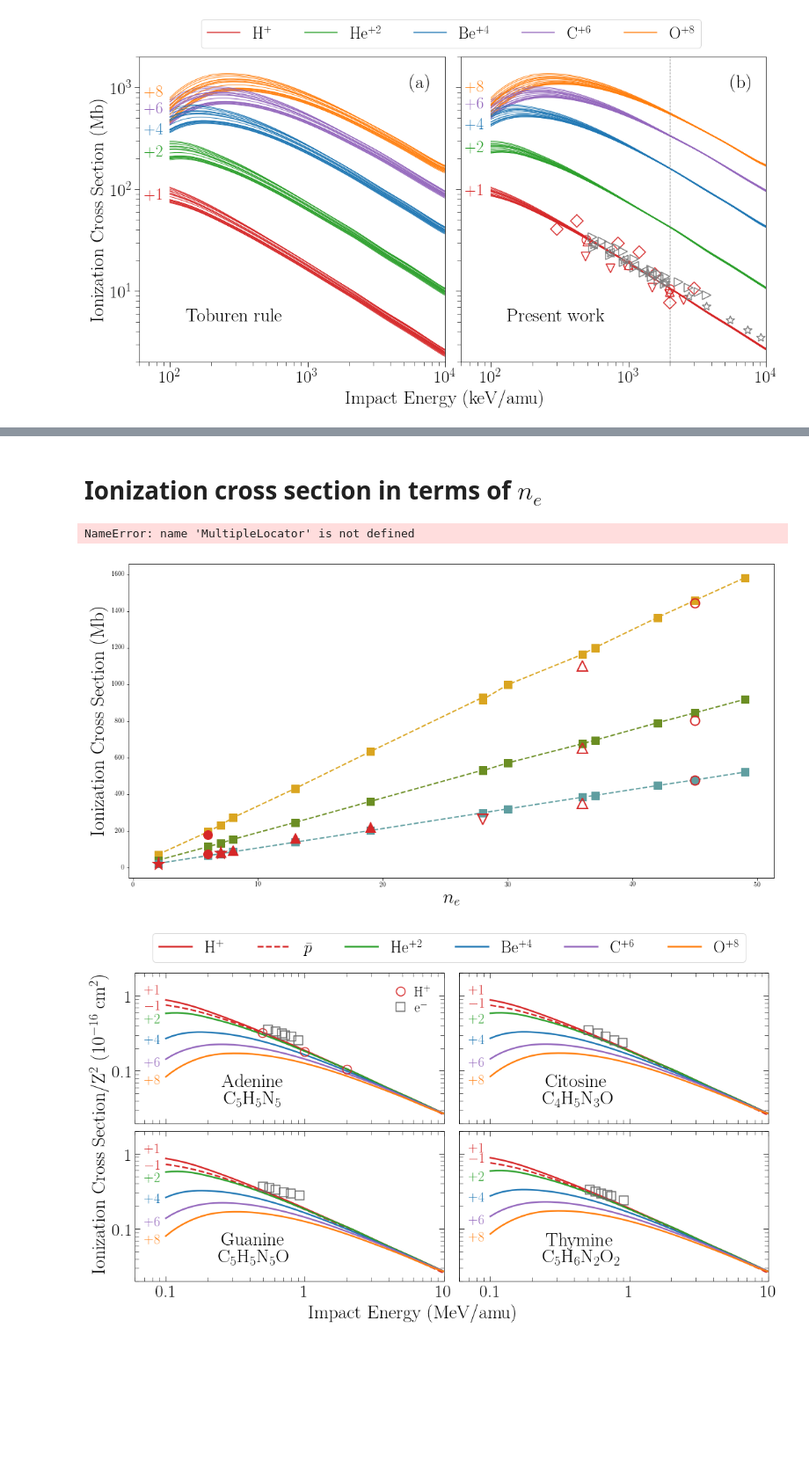
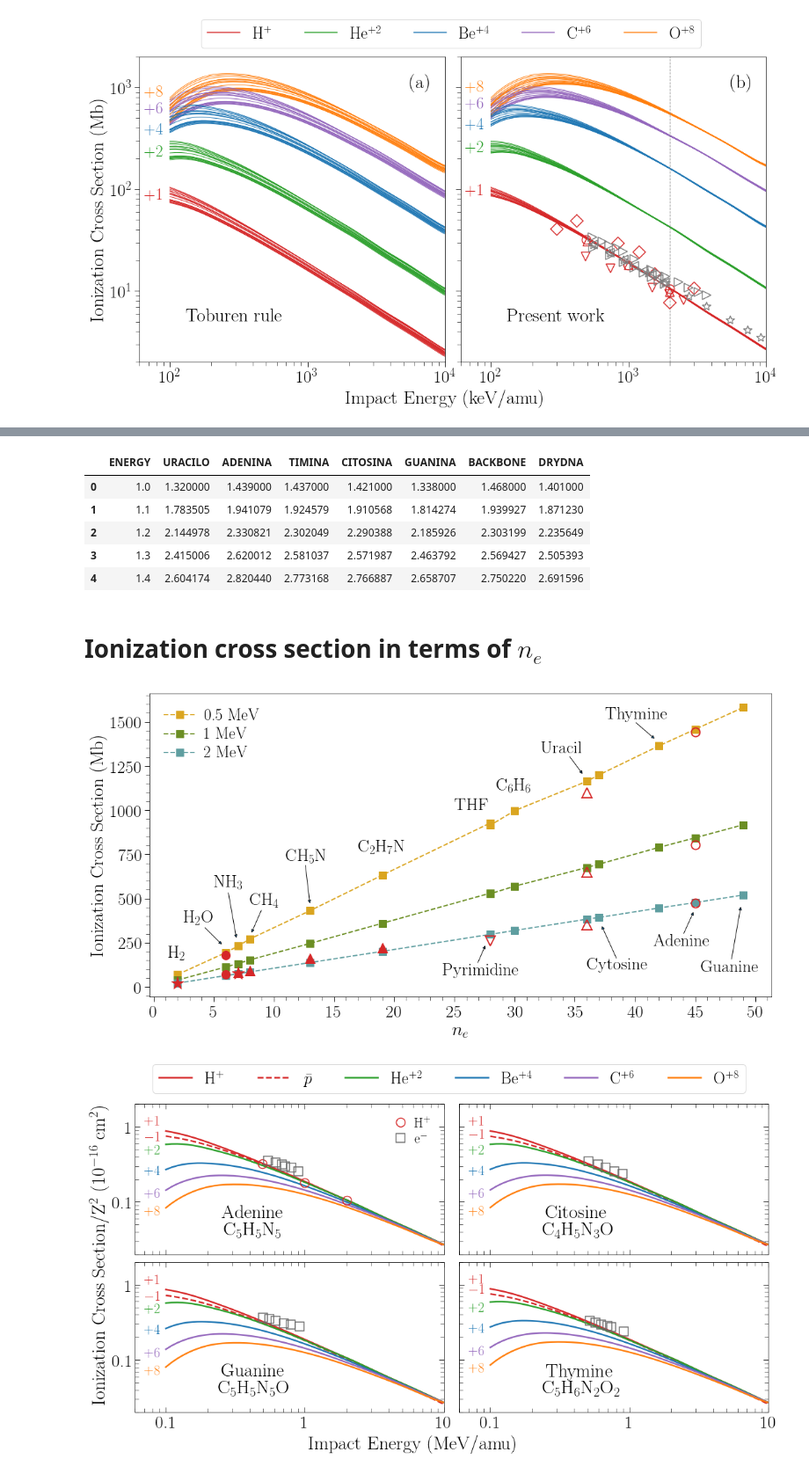
Before and after one commit to xiaogaogaoxiao/ionmol_stoi, a Jupyter notebook: figuras/graphs/molscaling.ipynb, the cells around one changed output, grey strips where cells are left out. Shown at 88% size. Saved outputs shown, nothing was run; the diff lists cells and outputs as text; code cells hidden in the pictures; blank space fills up the shorter version.

```diff
--- a/figuras/graphs/molscaling.ipynb
+++ b/figuras/graphs/molscaling.ipynb
@@ -741,3 +759,12 @@ plt.show()
+# %%
+PNS1int.head()
+# %% [output]
+|  | ENERGY | URACILO | ADENINA | TIMINA | CITOSINA | GUANINA | BACKBONE | DRYDNA |
+| 0 | 1.0 | 1.320000 | 1.439000 | 1.437000 | 1.421000 | 1.338000 | 1.468000 | 1.401000 |
+| 1 | 1.1 | 1.783505 | 1.941079 | 1.924579 | 1.910568 | 1.814274 | 1.939927 | 1.871230 |
+| 2 | 1.2 | 2.144978 | 2.330821 | 2.302049 | 2.290388 | 2.185926 | 2.303199 | 2.235649 |
+| 3 | 1.3 | 2.415006 | 2.620012 | 2.581037 | 2.571987 | 2.463792 | 2.569427 | 2.505393 |
+| 4 | 1.4 | 2.604174 | 2.820440 | 2.773168 | 2.766887 | 2.658707 | 2.750220 | 2.691596 |
 # %% [markdown]
 # Ionization cross section in terms of $n_e$
 # %%
@@ -766,45 +793,44 @@ plt.plot(expH_ne['Ne'][12:],expH_ne['a.u.'][12:]*convMb,marker='o',markersize=14
 plt.xlabel("$n_e$", fontsize=ilabelsize,labelpad=5)
 plt.ylabel("Ionization Cross Section (Mb)", fontsize=ilabelsize,labelpad=5)
 
-ax1.yaxis.set_major_locator(MultipleLocator(250));
-ax1.yaxis.set_minor_locator(MultipleLocator(50));
-ax1.xaxis.set_major_locator(MultipleLocator(5));
-ax1.xaxis.set_minor_locator(MultipleLocator(1));
+ax1.yaxis.set_major_locator(mticker.MultipleLocator(250));
+ax1.yaxis.set_minor_locator(mticker.MultipleLocator(50));
+ax1.xaxis.set_major_locator(mticker.MultipleLocator(5));
+ax1.xaxis.set_minor_locator(mticker.MultipleLocator(1));
 ax1.tick_params(which='major', labelsize=itickssize,length=8);
 ax1.tick_params(which='minor', length=6)
 ax1.legend(loc='upper left',fontsize=ilegsize,ncol=1,handletextpad=0.5,labelspacing=0.2,frameon=False)
 
 plt.text(1.2, 150, r'H$_2$',fontsize=28)
 plt.text(2.5, 350, r'H$_2$O',fontsize=28)
 ax1.annotate("", xy=(5.75, 235), xytext=(4.2, 340),arrowprops=dict(arrowstyle="-|>"))
 plt.text(5, 550, r'NH$_3$',fontsize=28)
 ax1.annotate("", xy=(6.9, 270), xytext=(6.2, 540),arrowprops=dict(arrowstyle="-|>"))
 plt.text(8, 450, r'CH$_4$',fontsize=28)
 ax1.annotate("", xy=(8.1, 300), xytext=(9, 440),arrowprops=dict(arrowstyle="-|>"))
 plt.text(11, 700, r'CH$_5$N',fontsize=28)
 ax1.annotate("", xy=(13, 465), xytext=(12.6, 695),arrowprops=dict(arrowstyle="-|>"))
 plt.text(17, 750, r'C$_2$H$_7$N',fontsize=28)
 plt.text(25, 1000, 'THF',fontsize=28)
 plt.text(28.5, 1100, r'C$_6$H$_6$',fontsize=28)
 plt.text(32.2, 1320, 'Uracil',fontsize=28)
 ax1.annotate("", xy=(35.7, 1200), xytext=(34.5, 1310),arrowprops=dict(arrowstyle="-|>"))
 plt.text(37.5, 1520, 'Thymine',fontsize=28)
 ax1.annotate("", xy=(41.7, 1400), xytext=(40, 1500),arrowprops=dict(arrowstyle="-|>"))
 
 plt.text(24, 70, 'Pyrimidine',fontsize=28)
 ax1.annotate("", xy=(27.6, 240), xytext=(26.9, 130),arrowprops=dict(arrowstyle="-|>"))
 plt.text(36, 100, 'Cytosine',fontsize=28)
 ax1.annotate("", xy=(37.2, 350), xytext=(38.5, 155),arrowprops=dict(arrowstyle="-|>"))
 plt.text(41.5, 230, 'Adenine',fontsize=28)
 ax1.annotate("", xy=(44.9, 430), xytext=(44, 295),arrowprops=dict(arrowstyle="-|>"))
 plt.text(45.5, 80, 'Guanine',fontsize=28)
 ax1.annotate("", xy=(48.8, 460), xytext=(48, 150),arrowprops=dict(arrowstyle="-|>"))
 
 plt.savefig("../scale_ne.eps",bbox_inches='tight')
 plt.show()
 # %% [output]
-NameError: name 'MultipleLocator' is not defined
-[figure, old version]
+[figure, new version]
 # %%
 iwidth=2.5
 xmin=0.06
```
Also changed, not shown: parts of 20 cells of this notebook, 25 other files.
